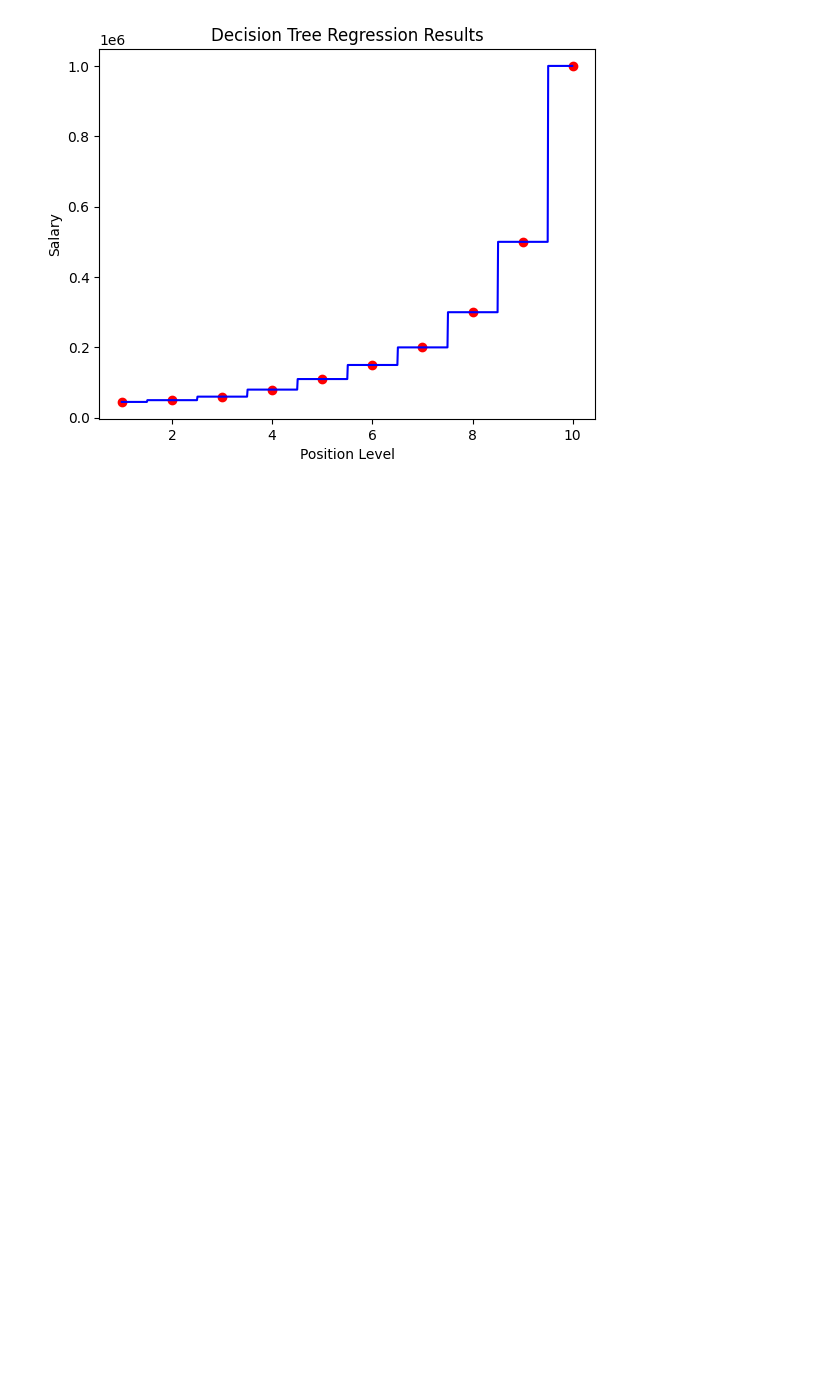
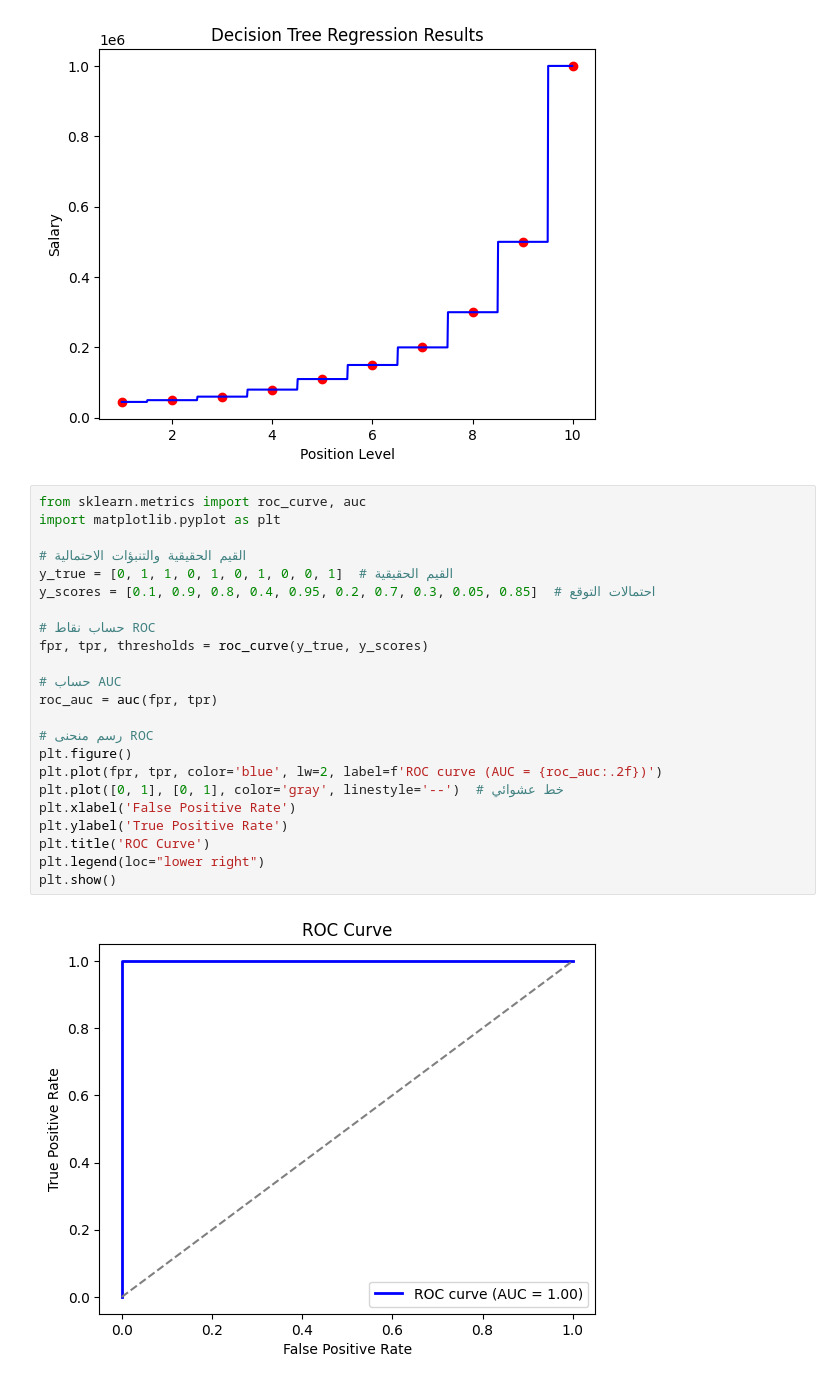
Before and after one commit to Mohamed-Abdallah01/Machine_Learning_AMIT_Course_24, a Jupyter notebook: Matrials/PythonForML/Machine Learning/Linear Regression/Social_Network_Ads.ipynb, the cells around one changed output. Cells and saved outputs as stored; diff of their text form; blank space fills up the shorter version.

```diff
--- a/Matrials/PythonForML/Machine Learning/Linear Regression/Social_Network_Ads.ipynb
+++ b/Matrials/PythonForML/Machine Learning/Linear Regression/Social_Network_Ads.ipynb
@@ -92,3 +92,28 @@ plt.ylabel('Salary')
 plt.show()
 # %% [output]
 [figure]
+# %%
+from sklearn.metrics import roc_curve, auc
+import matplotlib.pyplot as plt
+
+# القيم الحقيقية والتنبؤات الاحتمالية
+y_true = [0, 1, 1, 0, 1, 0, 1, 0, 0, 1]  # القيم الحقيقية
+y_scores = [0.1, 0.9, 0.8, 0.4, 0.95, 0.2, 0.7, 0.3, 0.05, 0.85]  # احتمالات التوقع
+
+# حساب نقاط ROC
+fpr, tpr, thresholds = roc_curve(y_true, y_scores)
+
+# حساب AUC
+roc_auc = auc(fpr, tpr)
+
+# رسم منحنى ROC
+plt.figure()
+plt.plot(fpr, tpr, color='blue', lw=2, label=f'ROC curve (AUC = {roc_auc:.2f})')
+plt.plot([0, 1], [0, 1], color='gray', linestyle='--')  # خط عشوائي
+plt.xlabel('False Positive Rate')
+plt.ylabel('True Positive Rate')
+plt.title('ROC Curve')
+plt.legend(loc="lower right")
+plt.show()
+# %% [output]
+[figure, added]
```
